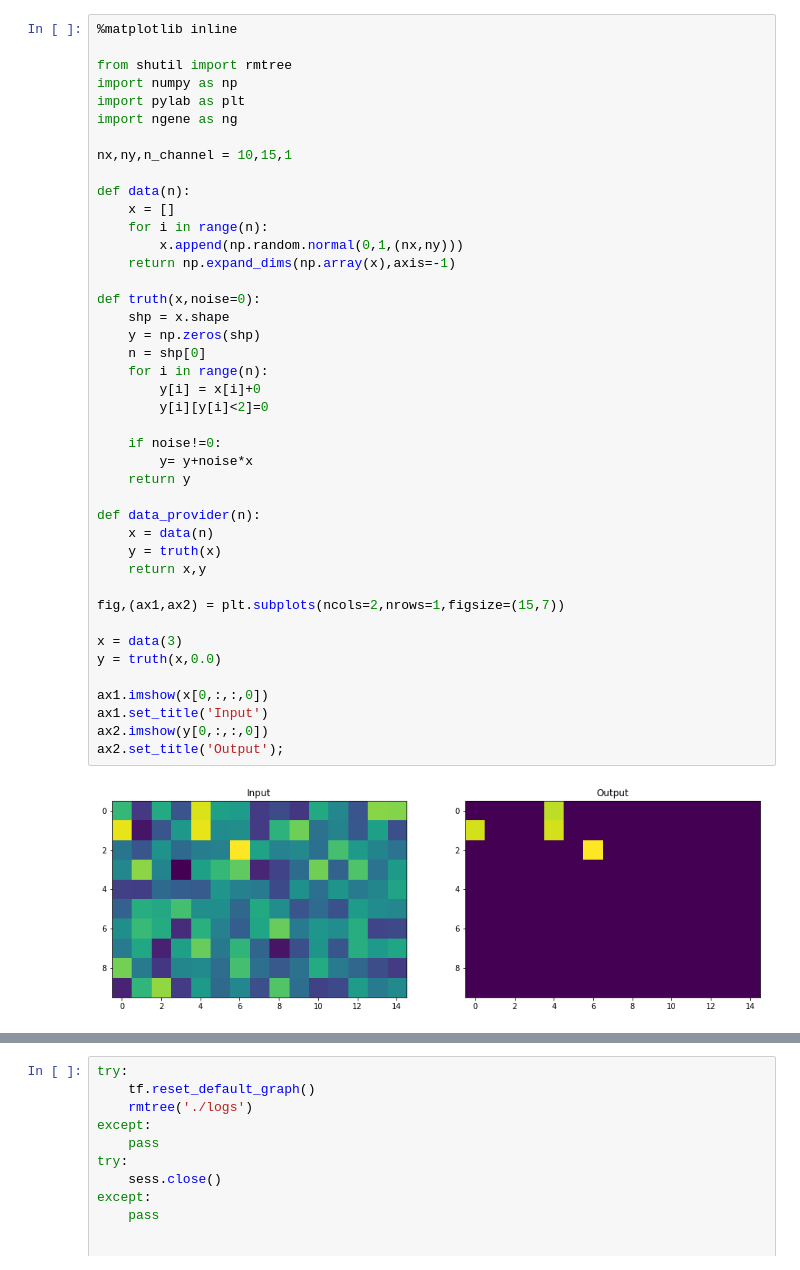
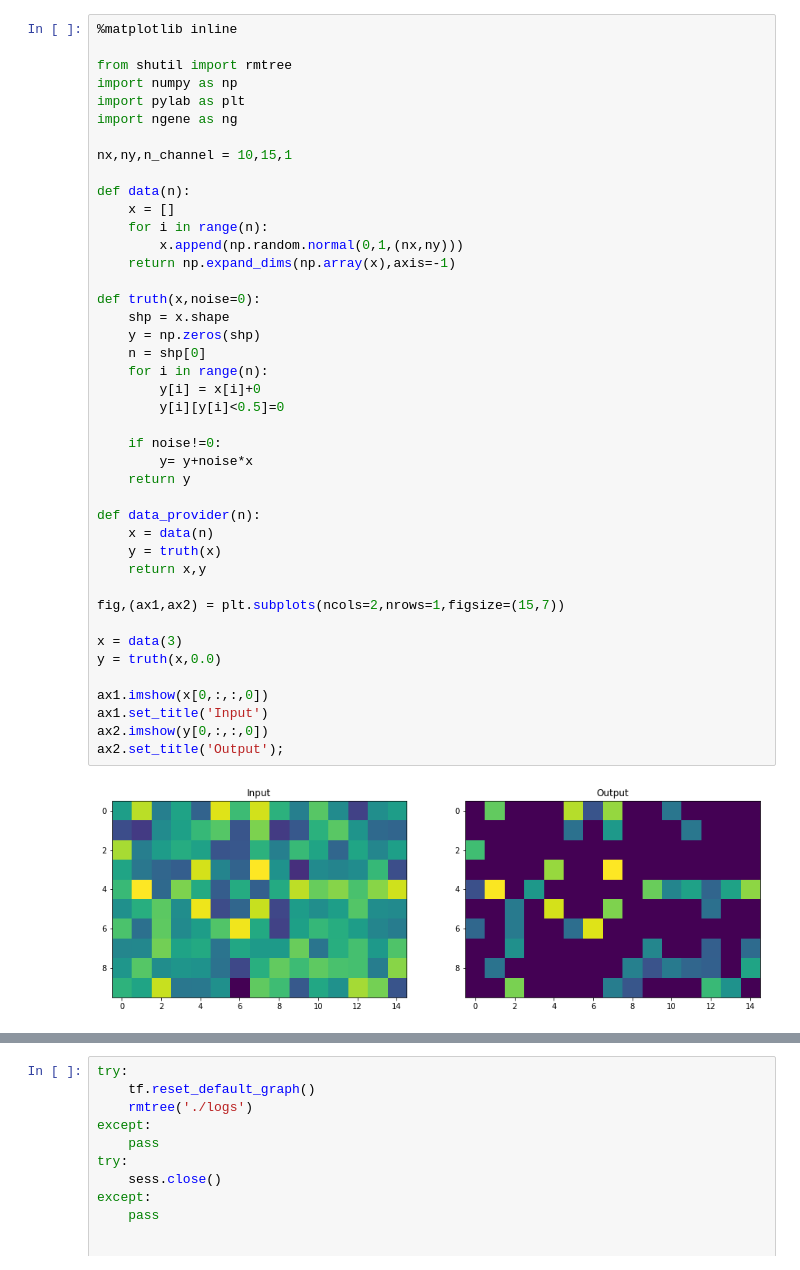
Before and after one commit to vafaei-ar/Ngene, a Jupyter notebook: notebooks/CNN_sample.ipynb, the cells around one changed output, grey strips where cells are left out. Cells and saved outputs as stored; diff of their text form.

```diff
--- a/notebooks/CNN_sample.ipynb
+++ b/notebooks/CNN_sample.ipynb
@@ -13,35 +13,35 @@ def data(n):
     for i in range(n):
         x.append(np.random.normal(0,1,(nx,ny)))
     return np.expand_dims(np.array(x),axis=-1)
 
 def truth(x,noise=0):
     shp = x.shape
     y = np.zeros(shp)
     n = shp[0]
     for i in range(n):
         y[i] = x[i]+0
-        y[i][y[i]<2]=0
+        y[i][y[i]<0.5]=0
 
     if noise!=0:
         y= y+noise*x
     return y
 
 def data_provider(n):
     x = data(n)
     y = truth(x)
     return x,y
 
 fig,(ax1,ax2) = plt.subplots(ncols=2,nrows=1,figsize=(15,7))
 
 x = data(3)
 y = truth(x,0.0)
 
 ax1.imshow(x[0,:,:,0])
 ax1.set_title('Input')
 ax2.imshow(y[0,:,:,0])
 ax2.set_title('Output');
 # %% [output]
-[figure, old version]
+[figure, new version]
 # %%
 import tensorflow as tf
 def architecture(x_in):
```
Also changed, not shown: parts of 4 cells of this notebook, 2 other files.
